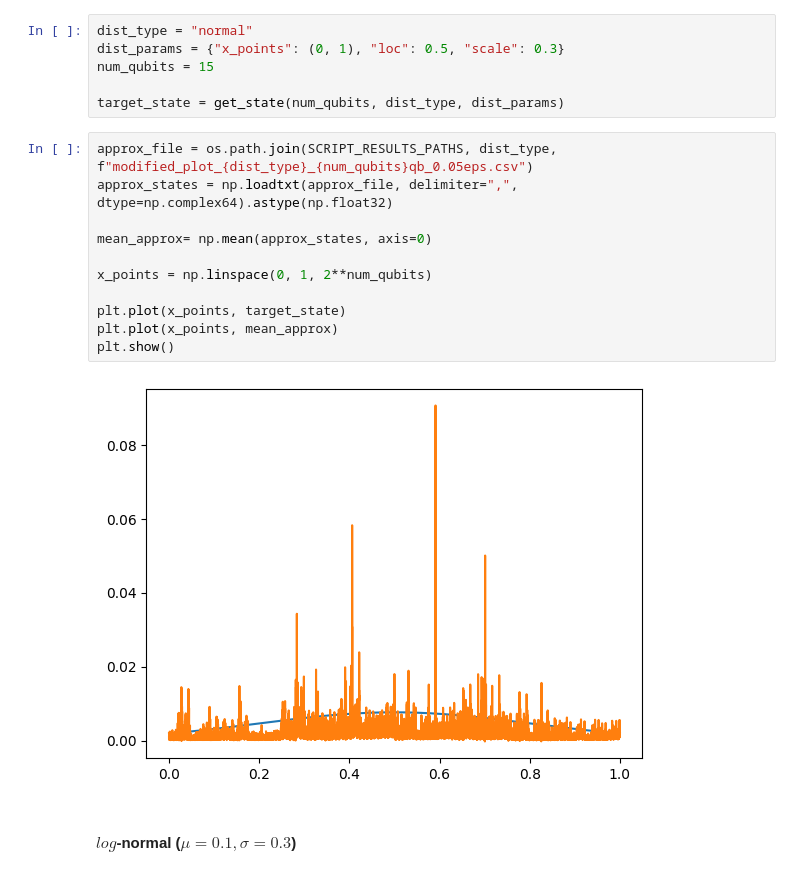
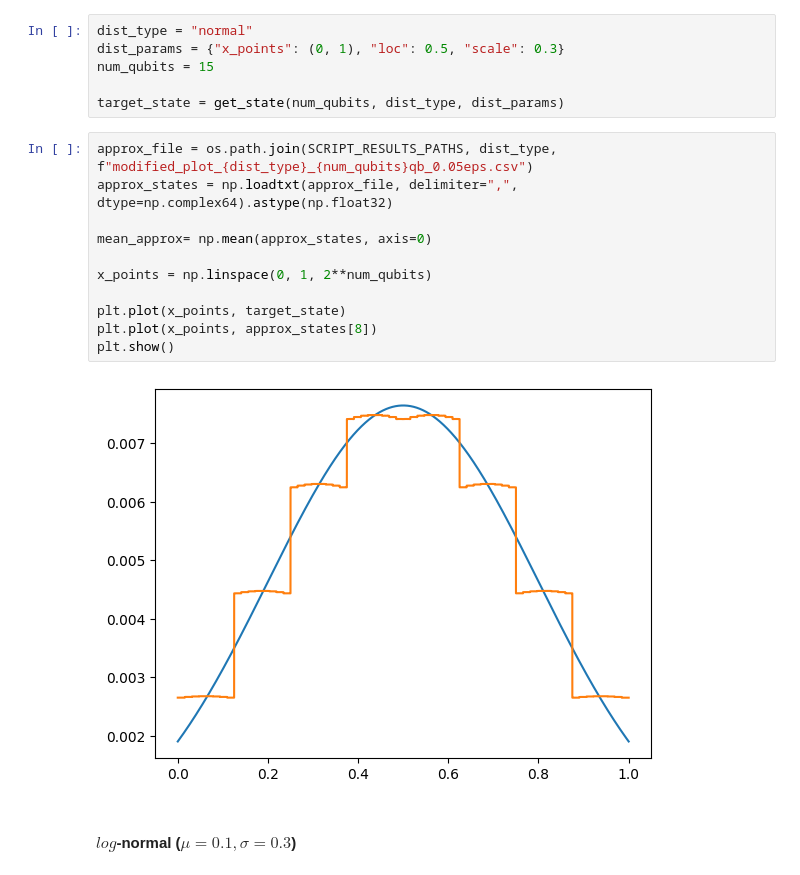
Before and after one commit to IsmaelCesar/sanches-modified, a Jupyter notebook: mtest_plotting_no_perm_results.ipynb, the cells around one changed output. Drawn from its saved outputs; the diff is of its cells as text.

```diff
--- a/mtest_plotting_no_perm_results.ipynb
+++ b/mtest_plotting_no_perm_results.ipynb
@@ -16,16 +16,16 @@ target_state = get_state(num_qubits, dist_type, dist_params)
 # %%
 approx_file = os.path.join(SCRIPT_RESULTS_PATHS, dist_type, f"modified_plot_{dist_type}_{num_qubits}qb_0.05eps.csv")
 approx_states = np.loadtxt(approx_file, delimiter=",", dtype=np.complex64).astype(np.float32)
 
 mean_approx= np.mean(approx_states, axis=0)
 
 x_points = np.linspace(0, 1, 2**num_qubits)
 
 plt.plot(x_points, target_state)
-plt.plot(x_points, mean_approx)
+plt.plot(x_points, approx_states[8])
 plt.show()
 # %% [output]
-[figure, old version]
+[figure, new version]
 # %% [markdown]
 #### $log$-normal ($\mu = 0.1, \sigma = 0.3$)
 # %%
```
Also changed, not shown: parts of 1 cell of this notebook, 1 other file.
